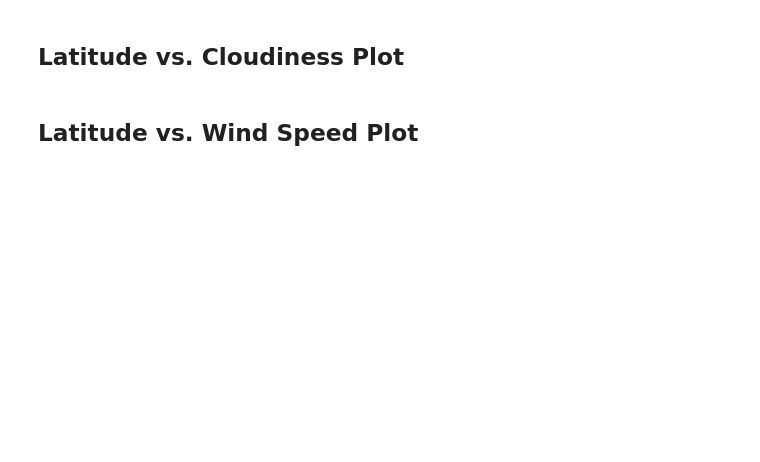
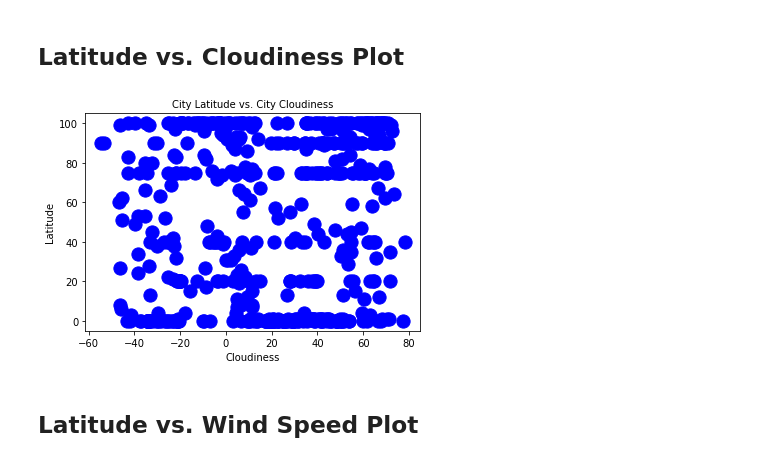
Before and after one commit to Patriotwo/Python-API-Challenge, a Jupyter notebook: Weatherpy-starter_code/WeatherPy.ipynb, the cells around one changed output. Drawn from its saved outputs; the diff is of its cells as text; code cells hidden in the pictures; blank space fills up the shorter version.

```diff
--- a/Weatherpy-starter_code/WeatherPy.ipynb
+++ b/Weatherpy-starter_code/WeatherPy.ipynb
@@ -252,4 +274,16 @@ Indices at which element greater than 100% Humidity is present: []
 # %% [markdown]
 ## Latitude vs. Cloudiness Plot
+# %%
+# Build a scatterplot for latitude vs Cloudiness
+plt.scatter(weather_data["Lat"], weather_data["Cloudiness"],s=175, color="blue")
+plt.title("City Latitude vs. City Cloudiness", fontsize = 10)
+plt.xlabel("Cloudiness", fontsize = 10)
+plt.ylabel("Latitude", fontsize = 10)
+plt.grid=(True)
+
+plt.savefig("../images/LatitudevsCloudiness_Scatterplot.png")
+plt.show()
+# %% [output]
+[figure, added]
 # %% [markdown]
 ## Latitude vs. Wind Speed Plot
```
Also changed, not shown: parts of 22 cells of this notebook, 14 other files.
